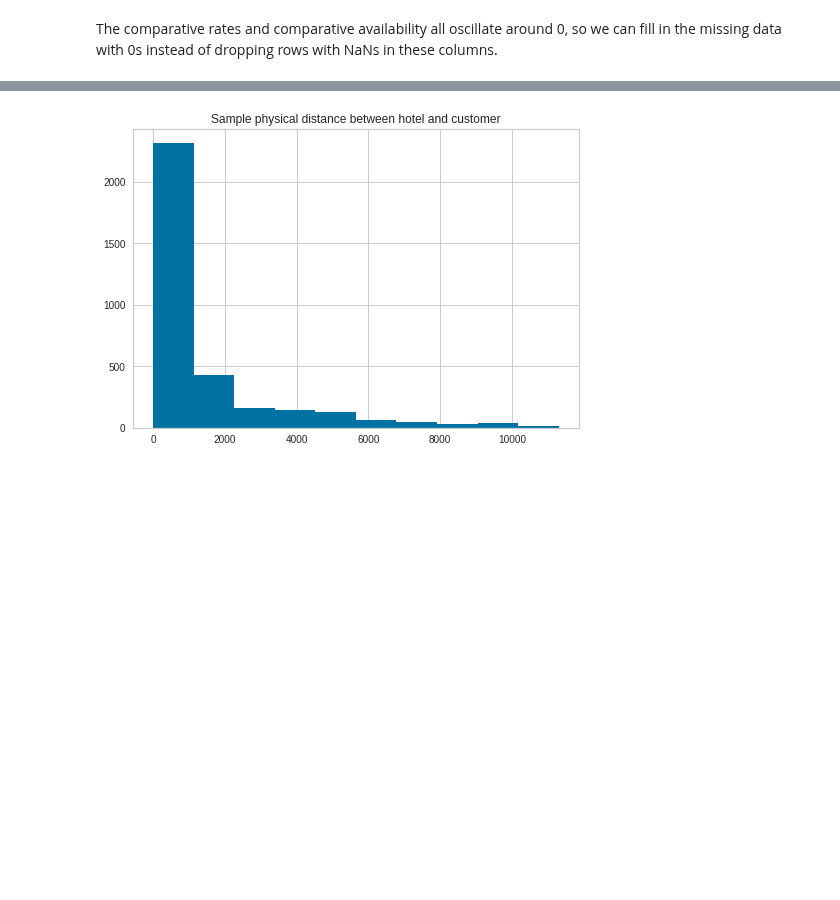
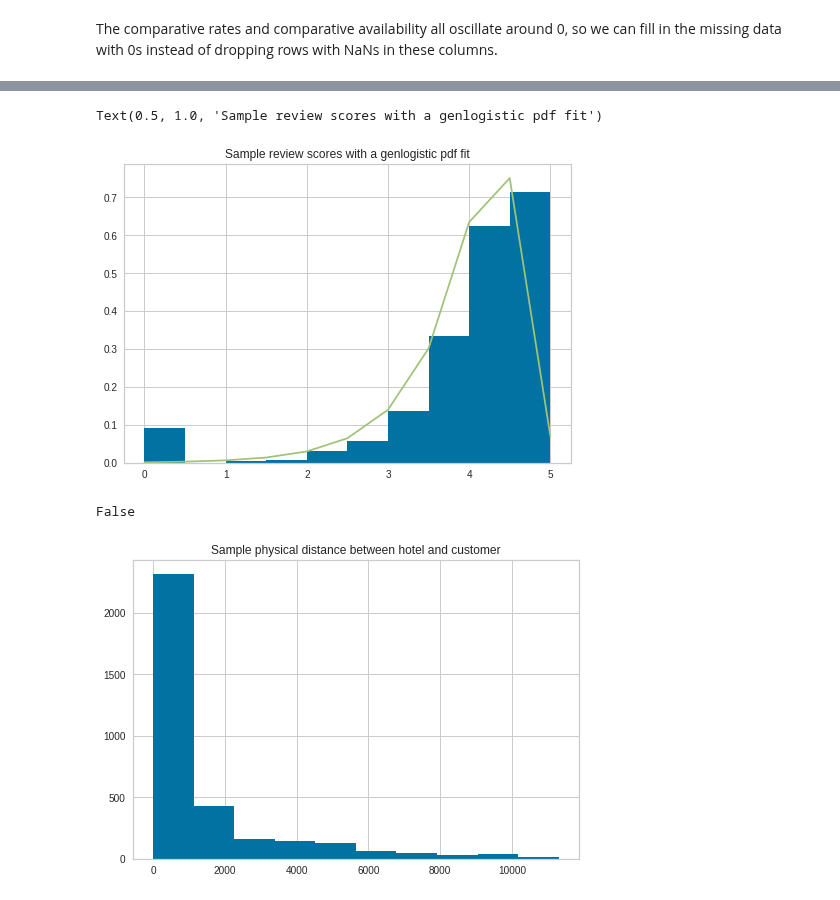
Before and after one commit to sid-chaubs/data-mining-assignment-1, a Jupyter notebook: DMT_Assignment_2.ipynb, the cells around one changed output, grey strips where cells are left out. Cells and saved outputs as stored; diff of their text form; code cells hidden in the pictures; blank space fills up the shorter version.

```diff
--- a/DMT_Assignment_2.ipynb
+++ b/DMT_Assignment_2.ipynb
@@ -235,3 +244,19 @@ sample_X_imputed[fill_cols] = sample_X_imputed[fill_cols].fillna(0)
+# %%
+pr_params = sp.stats.genlogistic.fit(sample_X_imputed.prop_review_score[sample_X_imputed.prop_review_score > 0])
+plt.hist(sample_X_imputed.prop_review_score, density=1)
+pr_line = sp.stats.genlogistic.pdf(pr_bins, *pr_params)
+plt.plot(pr_bins, pr_line)
+plt.title('Sample review scores with a genlogistic pdf fit')
+# %% [output]
+Text(0.5, 1.0, 'Sample review scores with a genlogistic pdf fit')
+[figure, added]
+# %%
+pr_filler_s = pd.Series(sp.stats.genlogistic.rvs(*pr_params, sample_X_imputed.prop_review_score.isna().sum()))
+pr_filler_s.index = sample_X_imputed[sample_X_imputed.prop_review_score.isna()].index
+sample_X_imputed.prop_review_score.fillna(pr_filler_s, inplace=True)
+sample_X_imputed.prop_review_score.isna().any()
+# %% [output]
+False
 # %%
 _, ddbins, _ = plt.hist(sample_X.orig_destination_distance)
 plt.title('Sample physical distance between hotel and customer');
```
Also changed, not shown: parts of 18 cells of this notebook.
